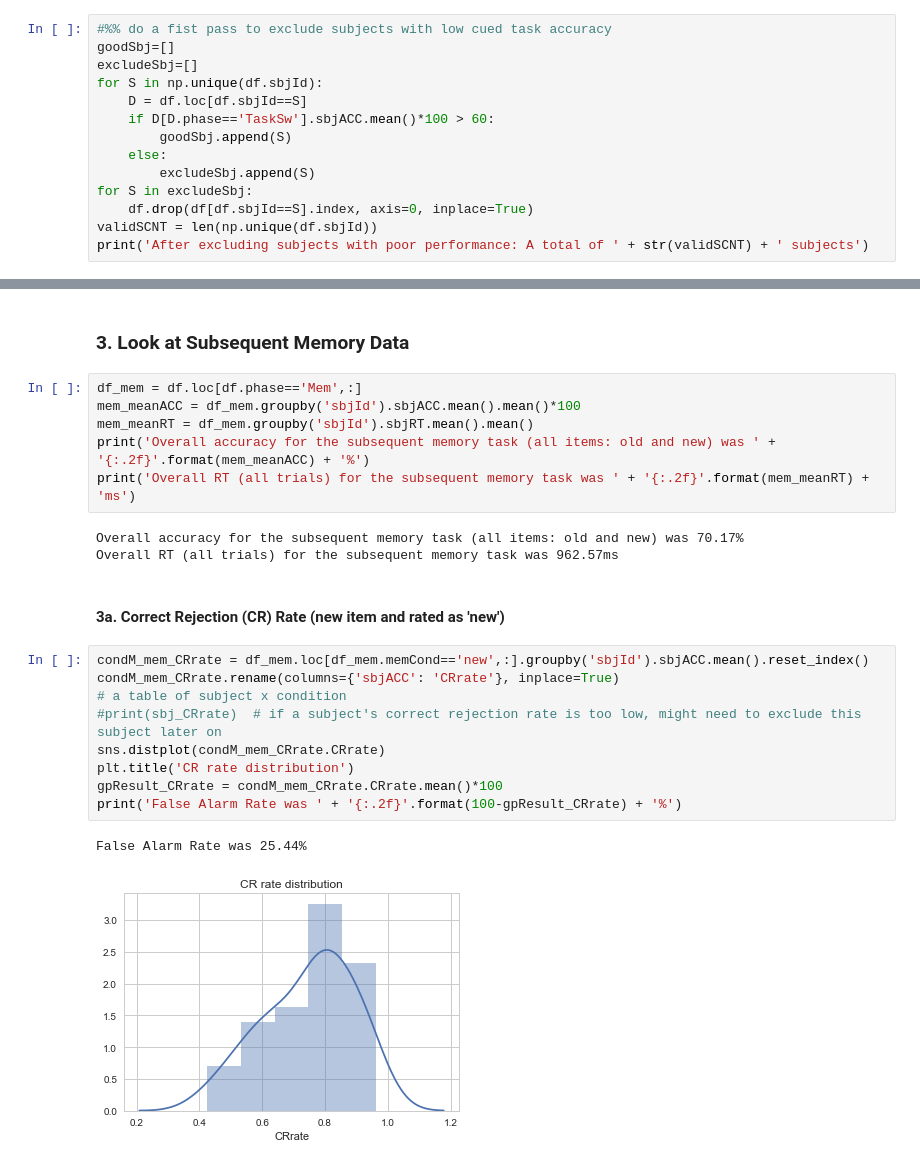
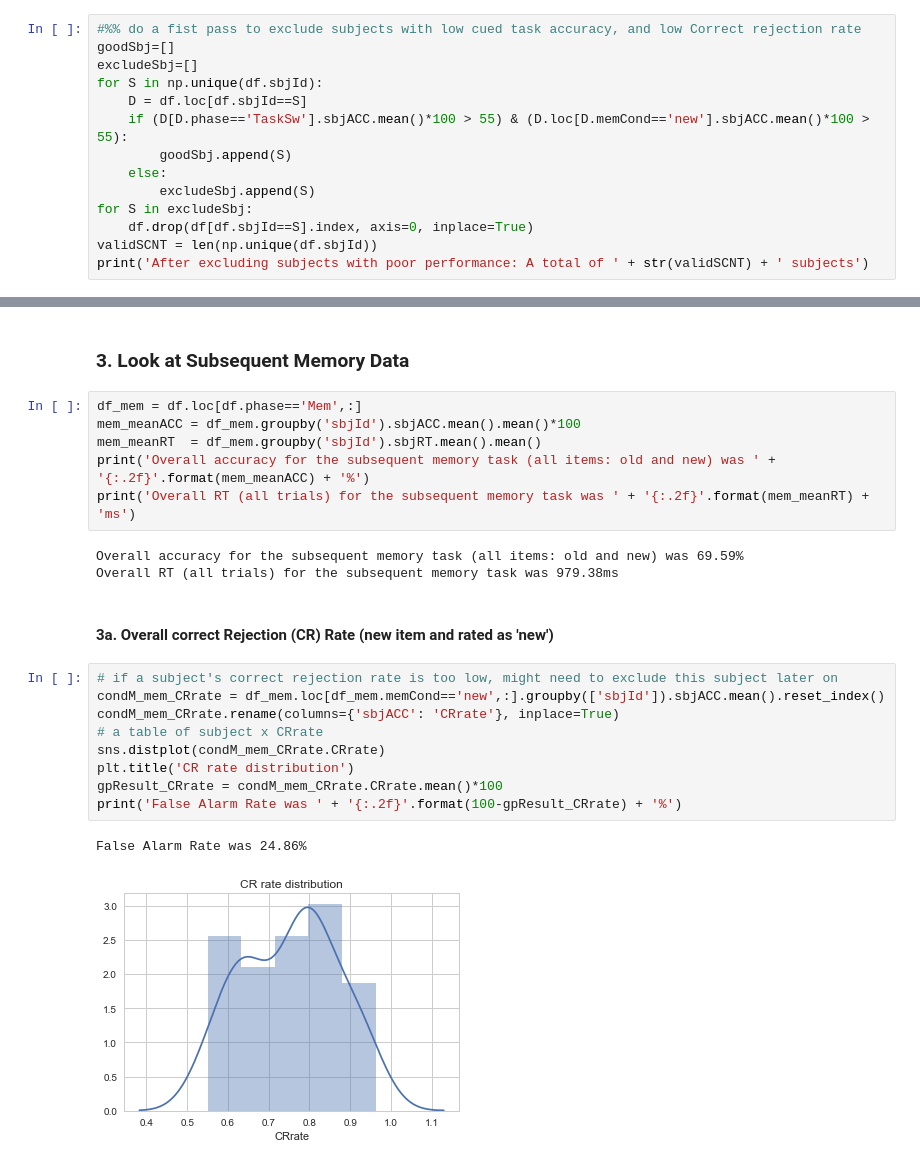
Before and after one commit to yuchinchiu/TSRC_v1_data, a Jupyter notebook: analysis_py/TSRC_basicAnalysis.ipynb, the cells around one changed output, grey strips where cells are left out. Saved outputs shown, nothing was run; the diff lists cells and outputs as text.

```diff
--- a/analysis_py/TSRC_basicAnalysis.ipynb
+++ b/analysis_py/TSRC_basicAnalysis.ipynb
@@ -43,10 +28,10 @@ A total of 53 subjects
 # %%
-#%% do a fist pass to exclude subjects with low cued task accuracy
+#%% do a fist pass to exclude subjects with low cued task accuracy, and low Correct rejection rate
 goodSbj=[]
 excludeSbj=[]
 for S in np.unique(df.sbjId):
     D = df.loc[df.sbjId==S]
-    if D[D.phase=='TaskSw'].sbjACC.mean()*100 > 60:
+    if (D[D.phase=='TaskSw'].sbjACC.mean()*100 > 55) & (D.loc[D.memCond=='new'].sbjACC.mean()*100 > 55):
         goodSbj.append(S)
     else:
         excludeSbj.append(S)
@@ -115,23 +116,23 @@ Name: sbjRT, dtype: float64
 # %%
 df_mem = df.loc[df.phase=='Mem',:]
 mem_meanACC = df_mem.groupby('sbjId').sbjACC.mean().mean()*100
-mem_meanRT = df_mem.groupby('sbjId').sbjRT.mean().mean()
+mem_meanRT  = df_mem.groupby('sbjId').sbjRT.mean().mean()
 print('Overall accuracy for the subsequent memory task (all items: old and new) was ' + '{:.2f}'.format(mem_meanACC) + '%')
 print('Overall RT (all trials) for the subsequent memory task was ' + '{:.2f}'.format(mem_meanRT) + 'ms')
 # %% [output]
-Overall accuracy for the subsequent memory task (all items: old and new) was 70.17%
-Overall RT (all trials) for the subsequent memory task was 962.57ms
+Overall accuracy for the subsequent memory task (all items: old and new) was 69.59%
+Overall RT (all trials) for the subsequent memory task was 979.38ms
 # %% [markdown]
-#### 3a. Correct Rejection (CR) Rate (new item and rated as 'new')
+#### 3a. Overall correct Rejection (CR) Rate (new item and rated as 'new')
 # %%
-condM_mem_CRrate = df_mem.loc[df_mem.memCond=='new',:].groupby('sbjId').sbjACC.mean().reset_index()
+# if a subject's correct rejection rate is too low, might need to exclude this subject later on
+condM_mem_CRrate = df_mem.loc[df_mem.memCond=='new',:].groupby(['sbjId']).sbjACC.mean().reset_index()
 condM_mem_CRrate.rename(columns={'sbjACC': 'CRrate'}, inplace=True)
-# a table of subject x condition
-#print(sbj_CRrate)  # if a subject's correct rejection rate is too low, might need to exclude this subject later on
+# a table of subject x CRrate
 sns.distplot(condM_mem_CRrate.CRrate)
 plt.title('CR rate distribution')
 gpResult_CRrate = condM_mem_CRrate.CRrate.mean()*100
 print('False Alarm Rate was ' + '{:.2f}'.format(100-gpResult_CRrate) + '%')
 # %% [output]
-False Alarm Rate was 25.44%
+False Alarm Rate was 24.86%
-[figure, old version]
+[figure, new version]
```
Also changed, not shown: parts of 27 cells of this notebook, 1 other file.
